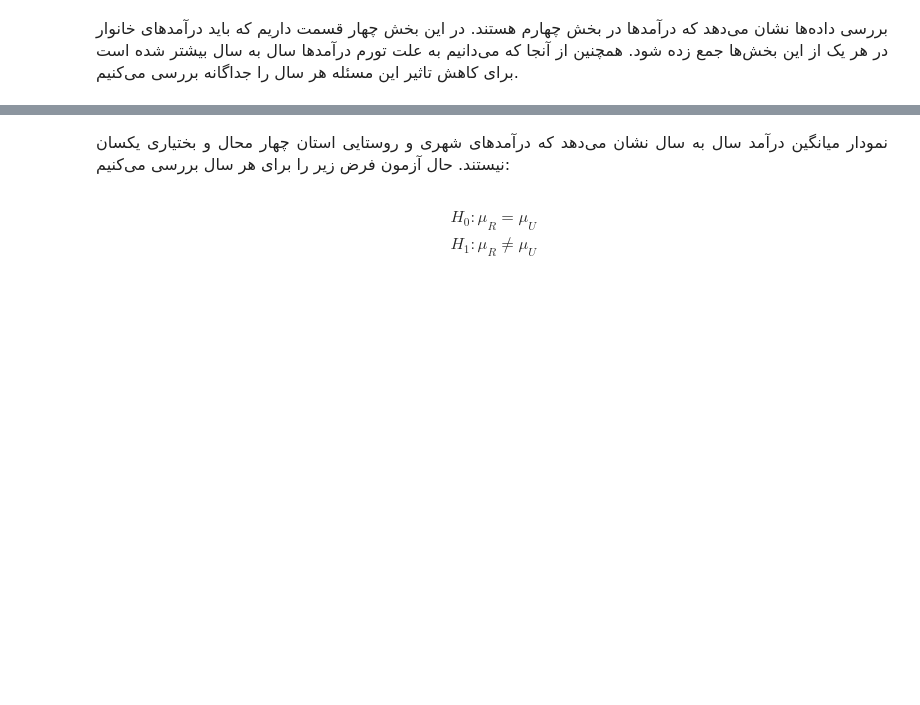
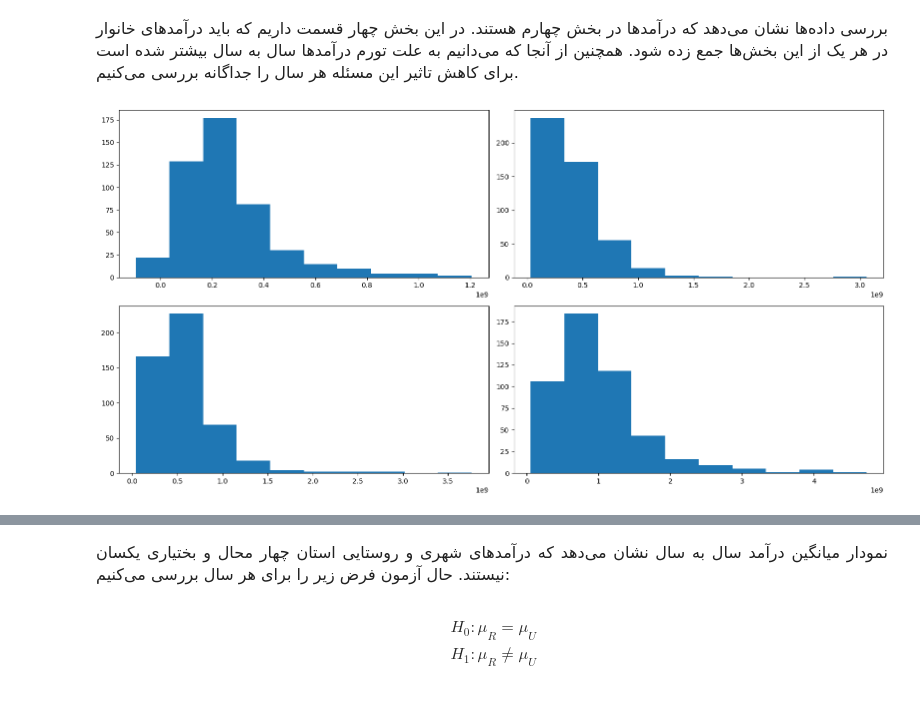
Before and after one commit to realBagher/SCI-ANALYSIS-G3, a Jupyter notebook: HypothesisTests/Test1.ipynb, the cells around one changed output, grey strips where cells are left out. Drawn from its saved outputs; the diff is of its cells as text; code cells hidden in the pictures; blank space fills up the shorter version.

```diff
--- a/HypothesisTests/Test1.ipynb
+++ b/HypothesisTests/Test1.ipynb
@@ -85,3 +128,12 @@ def extract_income(files):
 R_income = extract_income(R_files)
 # %%
 U_income = extract_income(U_files)
+# %%
+plt.figure(figsize=(16, 8))
+for i in range(4):
+    plt.subplot(2, 2, i+1)
+    plt.hist(R_income[i]['Income'])
+plt.tight_layout()
+plt.show()
+# %% [output]
+[figure, added]
```
Also changed, not shown: parts of 19 cells of this notebook.
